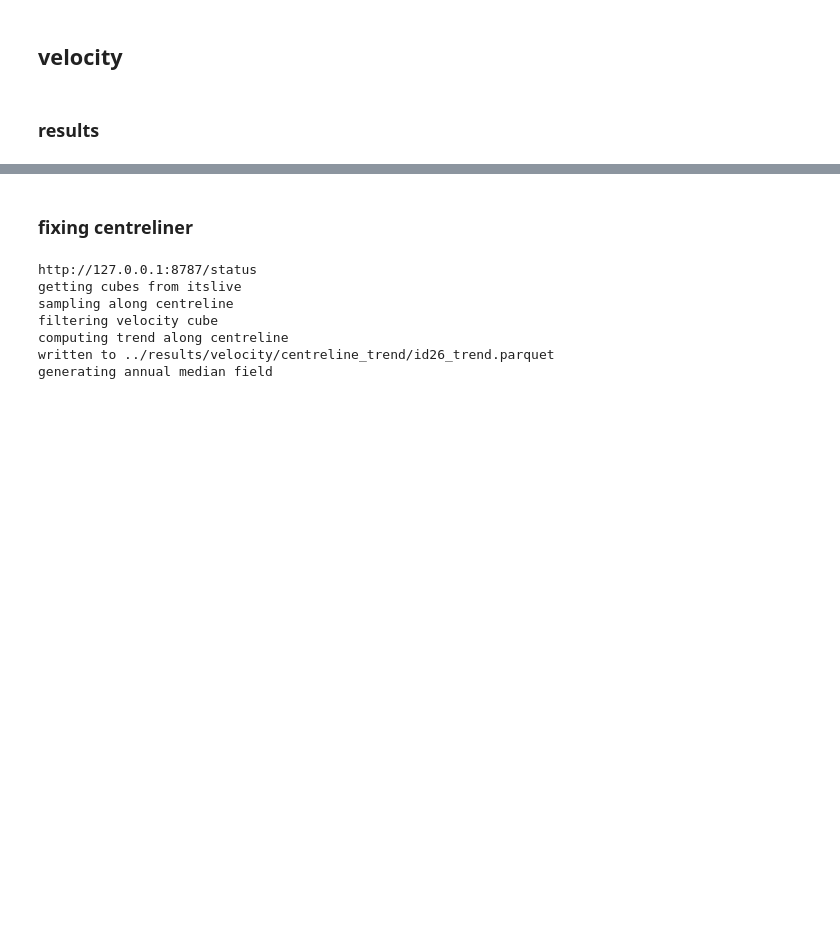
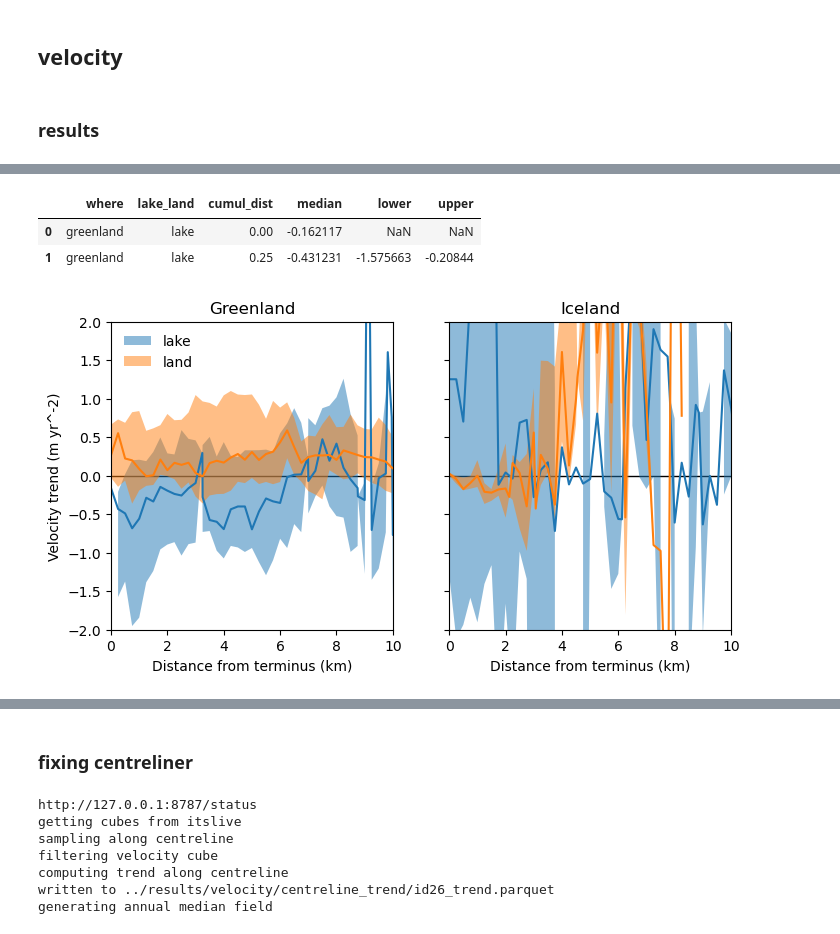
Before and after one commit to tlohde/lake-terminating-glaciers, a Jupyter notebook: src/jan25Update.ipynb, the cells around one changed output, grey strips where cells are left out. Saved outputs shown, nothing was run; the diff lists cells and outputs as text; code cells hidden in the pictures; blank space fills up the shorter version.

```diff
--- a/src/jan25Update.ipynb
+++ b/src/jan25Update.ipynb
@@ -669 +628,46 @@ for ax in fg.axes.flat:
+# %%
+lower = lambda x: np.quantile(x, 0.25)
+upper = lambda x: np.quantile(x, 0.75)
+avg_cl_trends = (cl_trend
+                 .groupby(['where', 'lake_land', 'cumul_dist'])['slope']
+                 .agg(['median', lower, upper])
+                 .rename(columns={'<lambda_0>':'lower',
+                                  '<lambda_1>':'upper'})
+                 .reset_index()
+                 )
+avg_cl_trends.head(2)
+# %% [output]
+|  | where | lake_land | cumul_dist | median | lower | upper |
+| 0 | greenland | lake | 0.00 | -0.162117 | NaN | NaN |
+| 1 | greenland | lake | 0.25 | -0.431231 | -1.575663 | -0.20844 |
+# %%
+fig, axs = plt.subplots(ncols=2, figsize=[8,4], sharex=True, sharey=True)
+for ax, where in zip(axs, ['greenland', 'iceland']):
+    for ll in ['lake', 'land']:
+        idx = (avg_cl_trends['where'] == where) & (avg_cl_trends['lake_land'] == ll)
+
+        ax.fill_between(avg_cl_trends.loc[idx, 'cumul_dist'],
+                        y1=avg_cl_trends.loc[idx, 'lower'],
+                        y2=avg_cl_trends.loc[idx, 'upper'],
+                        alpha=0.5, label=ll)
+
+        ax.plot(avg_cl_trends.loc[idx, 'cumul_dist'],
+                avg_cl_trends.loc[idx, 'median'])
+
+    ax.axhline(0, c='k', lw=1, zorder=0)
+
+    ax.set_xlim(0,10)
+    ax.set_ylim(-2,2)
+    ax.set_xlabel('Distance from terminus (km)')
+    ax.set_title(where.title())
+    if where=='greenland':
+        ax.set_ylabel('Velocity trend (m yr^-2)')
+        ax.legend(frameon=False)
+
+# now = pd.Timestamp.now().strftime('%y%m%d_%H%M') + '_'
+# directory = '../results/figures/'
+# filename = 'median_centreline_velocity_trends_iqr.png'
+# fig.savefig(directory + now + filename, bbox_inches = 'tight')
+# %% [output]
+[figure, added]
 # %%
```
Also changed, not shown: parts of 6 cells of this notebook.
